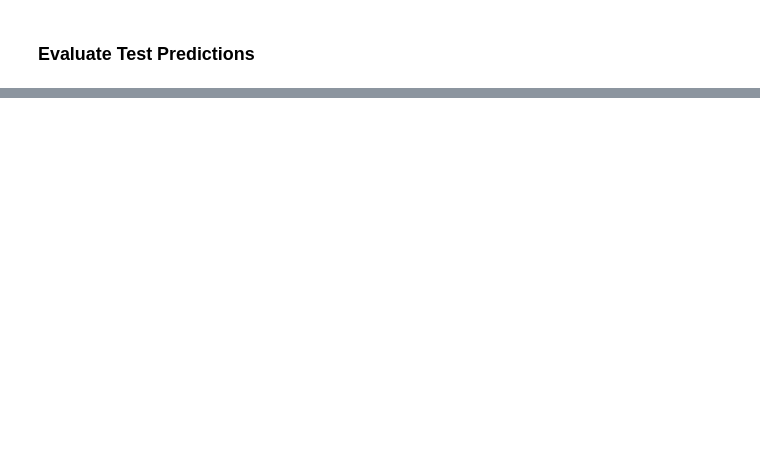
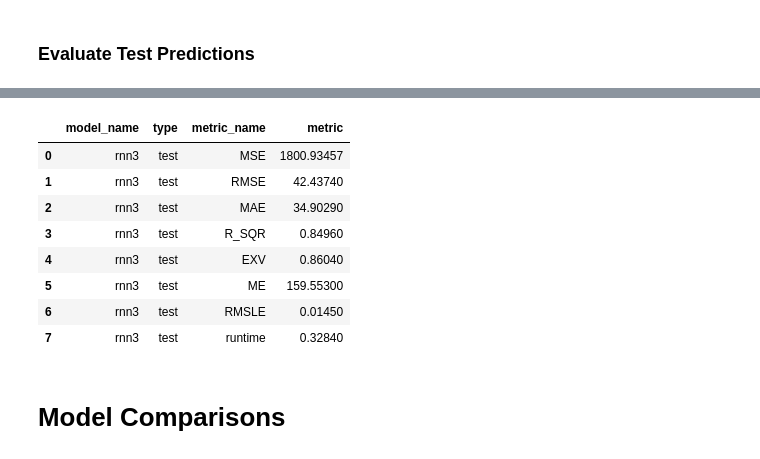
Before and after one commit to oimartin/SP_500_index_RNN, a Jupyter notebook: sp500_notebook.ipynb, the cells around one changed output, grey strips where cells are left out. Saved outputs shown, nothing was run; the diff lists cells and outputs as text; code cells hidden in the pictures; blank space fills up the shorter version.

Commit message:
added comparisons

```diff
--- a/sp500_notebook.ipynb
+++ b/sp500_notebook.ipynb
@@ -700,0 +726,3 @@ rnn2_test
+# %%
+rnn3_pred_test, rnn3_actual_test, rnn3_compare_test = compare_pred_actual(rnn3, x_test_lstm, y_test_lstm, 'Test')
+rnn3_compare_test.head()
@@ -700,0 +736,15 @@ rnn2_test
+# %%
+rnn3_test = evaluating_model(rnn3_actual_test, rnn3_pred_test, 'rnn3', 'test', rnn3_rt)
+rnn3_test
+# %% [output]
+|  | model_name | type | metric_name | metric |
+| 0 | rnn3 | test | MSE | 1800.93457 |
+| 1 | rnn3 | test | RMSE | 42.43740 |
+| 2 | rnn3 | test | MAE | 34.90290 |
+| 3 | rnn3 | test | R_SQR | 0.84960 |
+| 4 | rnn3 | test | EXV | 0.86040 |
+| 5 | rnn3 | test | ME | 159.55300 |
+| 6 | rnn3 | test | RMSLE | 0.01450 |
+| 7 | rnn3 | test | runtime | 0.32840 |
+# %% [markdown]
+# Model Comparisons
```
Also changed, not shown: parts of 42 cells of this notebook.
